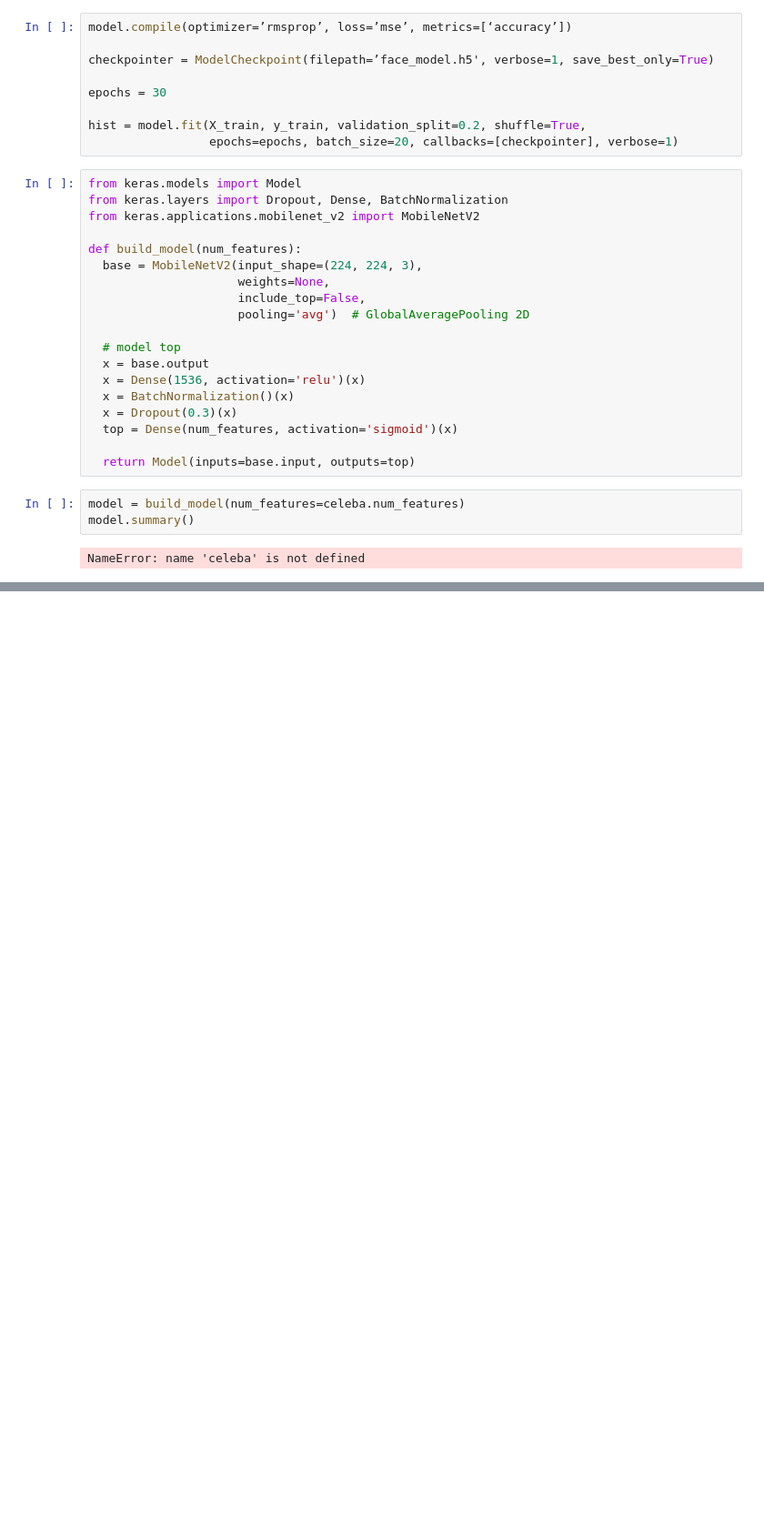
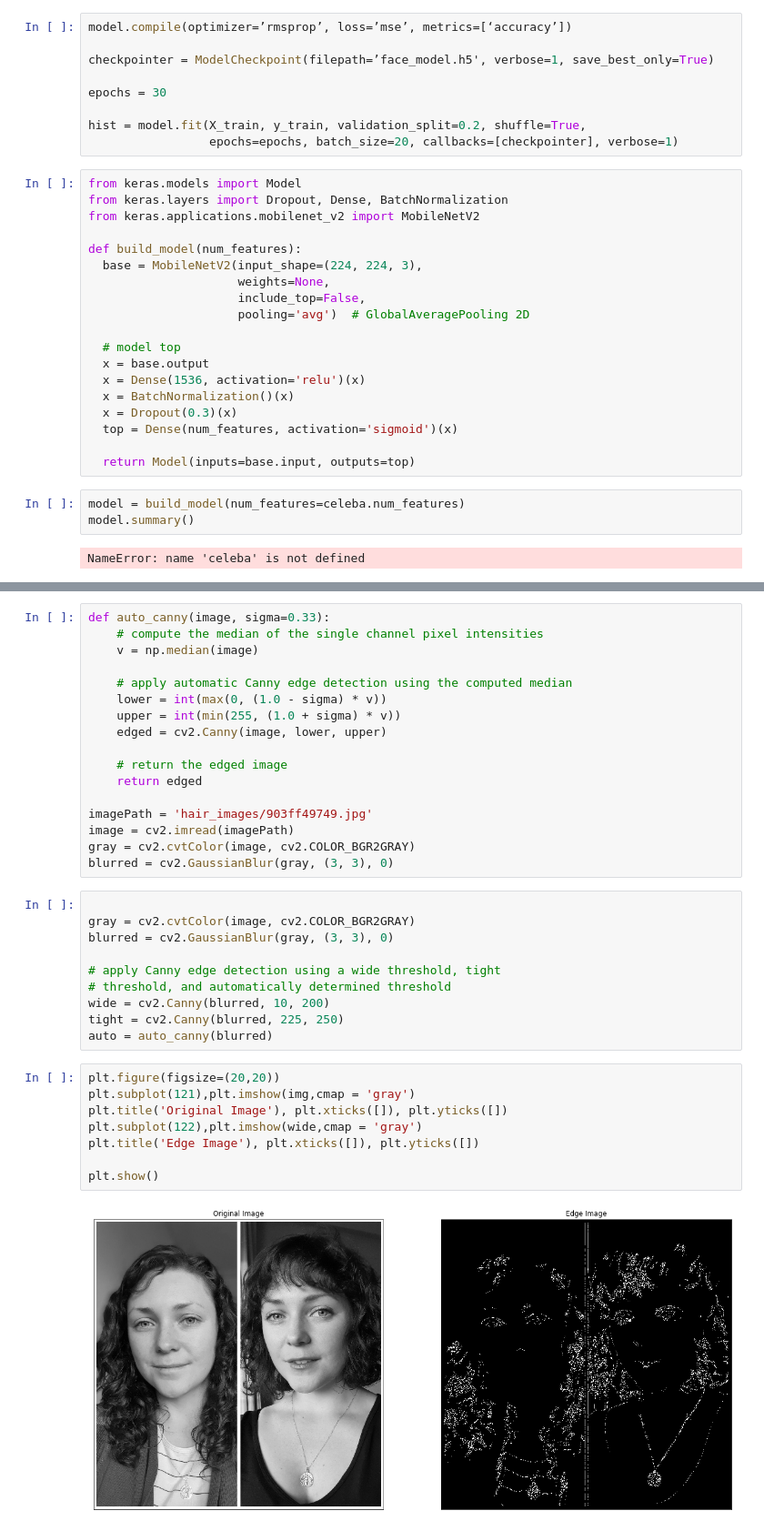
Before and after one commit to jsbridge/insight_code, a Jupyter notebook: image_classifying.ipynb, the cells around one changed output, grey strips where cells are left out. Shown at 91% size. Drawn from its saved outputs; the diff is of its cells as text; blank space fills up the shorter version.

```diff
--- a/image_classifying.ipynb
+++ b/image_classifying.ipynb
@@ -168,0 +187,37 @@ NameError: name 'celeba' is not defined
+# %%
+def auto_canny(image, sigma=0.33):
+	# compute the median of the single channel pixel intensities
+	v = np.median(image)
+
+	# apply automatic Canny edge detection using the computed median
+	lower = int(max(0, (1.0 - sigma) * v))
+	upper = int(min(255, (1.0 + sigma) * v))
+	edged = cv2.Canny(image, lower, upper)
+
+	# return the edged image
+	return edged
+
+imagePath = 'hair_images/903ff49749.jpg'
+image = cv2.imread(imagePath)
+gray = cv2.cvtColor(image, cv2.COLOR_BGR2GRAY)
+blurred = cv2.GaussianBlur(gray, (3, 3), 0)
+# %%
+
+gray = cv2.cvtColor(image, cv2.COLOR_BGR2GRAY)
+blurred = cv2.GaussianBlur(gray, (3, 3), 0)
+
+# apply Canny edge detection using a wide threshold, tight
+# threshold, and automatically determined threshold
+wide = cv2.Canny(blurred, 10, 200)
+tight = cv2.Canny(blurred, 225, 250)
+auto = auto_canny(blurred)
+# %%
+plt.figure(figsize=(20,20))
+plt.subplot(121),plt.imshow(img,cmap = 'gray')
+plt.title('Original Image'), plt.xticks([]), plt.yticks([])
+plt.subplot(122),plt.imshow(wide,cmap = 'gray')
+plt.title('Edge Image'), plt.xticks([]), plt.yticks([])
+
+plt.show()
+# %% [output]
+[figure, added]
```
Also changed, not shown: parts of 2 cells of this notebook, 2 other files.
